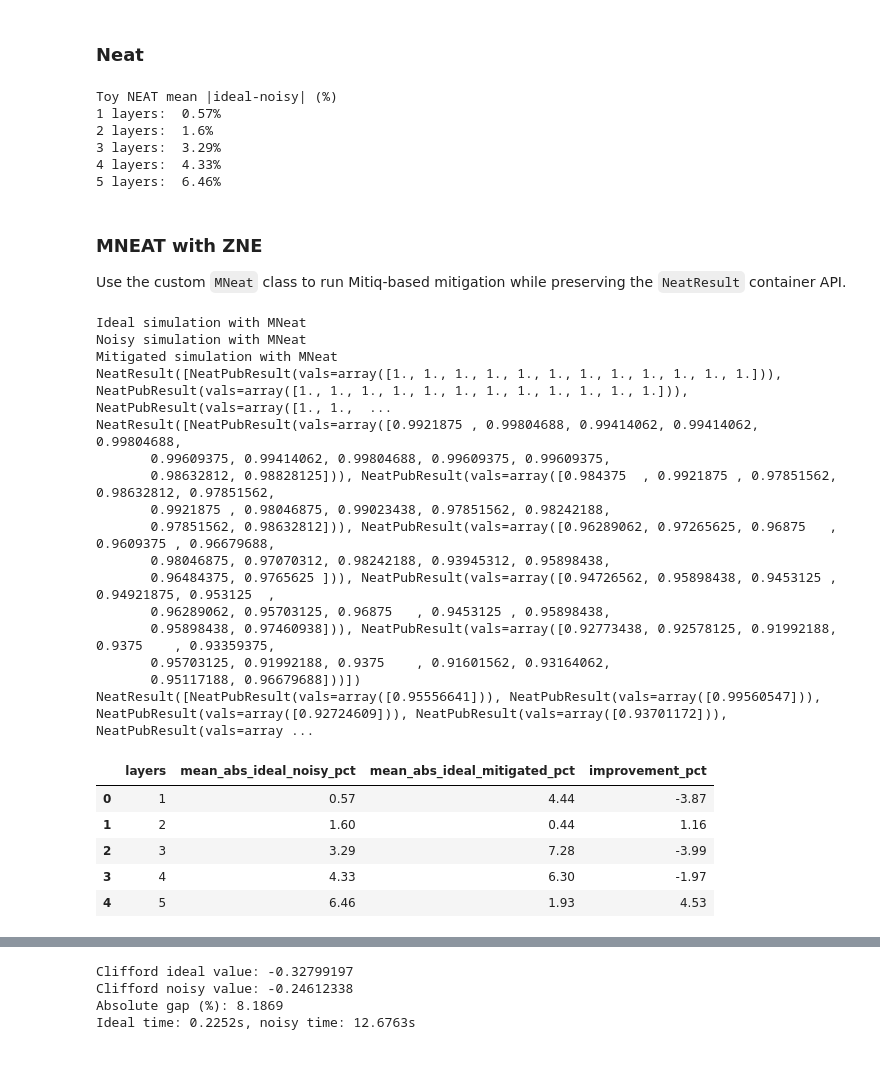
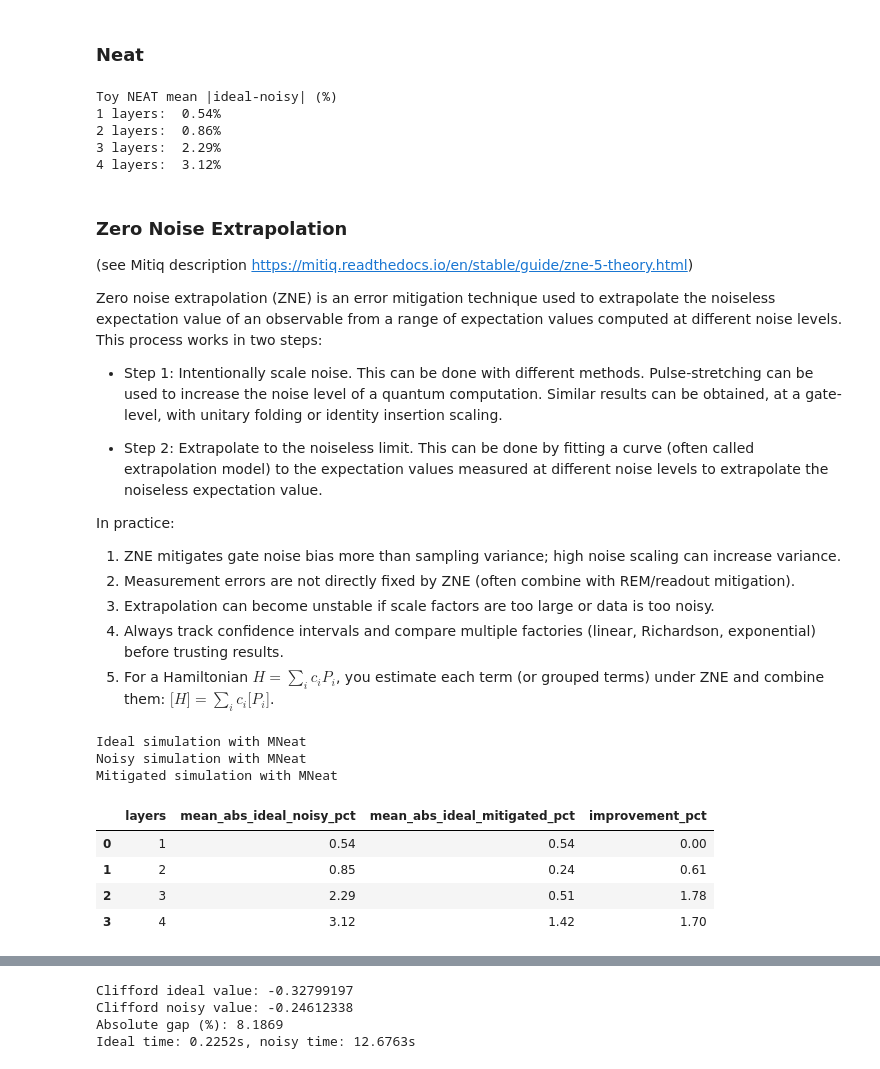
Before and after one commit to GibboSan/easy-q, a Jupyter notebook: quantum_optimization/playground.ipynb, the cells around one changed output, grey strips where cells are left out. Saved outputs shown, nothing was run; the diff lists cells and outputs as text; code cells hidden in the pictures.

Commit message:
add nested mitigated techniques in mneat
Co-authored-by: Copilot <copilot@github.com>

```diff
--- a/quantum_optimization/playground.ipynb
+++ b/quantum_optimization/playground.ipynb
@@ -217,8 +217,8 @@ toy_qc.draw('mpl')
 # %% [output]
 [figure]
 # %%
-toy_n_qubits = 12
-toy_layers = 5
+toy_n_qubits = 8
+toy_layers = 4
 toy_pm = generate_preset_pass_manager(optimization_level=0, backend=backend)
 toy_obs = ['I' * i + 'Z' + 'I' * (toy_n_qubits - i - 1) for i in range(toy_n_qubits)]
 
@@ -259,21 +259,34 @@ for idx, (toy_neat_ideal_res, toy_neat_noisy_res) in enumerate(
     )
 # %% [output]
 Toy NEAT mean |ideal-noisy| (%)
-1 layers:  0.57%
-2 layers:  1.6%
-3 layers:  3.29%
-4 layers:  4.33%
-5 layers:  6.46%
+1 layers:  0.54%
+2 layers:  0.86%
+3 layers:  2.29%
+4 layers:  3.12%
 # %% [markdown]
-### MNEAT with ZNE
-Use the custom `MNeat` class to run Mitiq-based mitigation while preserving the `NeatResult` container API.
+### Zero Noise Extrapolation
+
+(see Mitiq description https://mitiq.readthedocs.io/en/stable/guide/zne-5-theory.html)
+
+Zero noise extrapolation (ZNE) is an error mitigation technique used to extrapolate the noiseless expectation value of an observable from a range of expectation values computed at different noise levels. This process works in two steps:
+
+- Step 1: Intentionally scale noise. This can be done with different methods. Pulse-stretching can be used to increase the noise level of a quantum computation. Similar results can be obtained, at a gate-level, with unitary folding or identity insertion scaling.
+
+- Step 2: Extrapolate to the noiseless limit. This can be done by fitting a curve (often called extrapolation model) to the expectation values measured at different noise levels to extrapolate the noiseless expectation value.
+
+In practice:
+1. ZNE mitigates gate noise bias more than sampling variance; high noise scaling can increase variance.
+2. Measurement errors are not directly fixed by ZNE (often combine with REM/readout mitigation).
+3. Extrapolation can become unstable if scale factors are too large or data is too noisy.
+4. Always track confidence intervals and compare multiple factories (linear, Richardson, exponential) before trusting results.
+5. For a Hamiltonian $H = \sum_i c_i P_i$, you estimate each term (or grouped terms) under ZNE and combine them: $\lbrack H \rbrack = \sum_i c_i \lbrack P_i\rbrack$.
 # %%
 import importlib
 import pipeline.mneat as mneat_module
 
 importlib.reload(mneat_module)
 mneat = mneat_module.MNeat(backend=backend)
-toy_clifford_pubs = neat.to_clifford(toy_pubs)
+toy_clifford_pubs = mneat.to_clifford(toy_pubs)
 # %%
 # Toy mitigated simulation with MNeat
 # (default: execution_mode='estimator')
@@ -286,54 +299,37 @@ print('Noisy simulation with MNeat')
 toy_mneat_noisy = mneat.noisy_sim(toy_clifford_pubs, cliffordize=False, seed_simulator=seed)
 
 print('Mitigated simulation with MNeat')
-toy_mneat_mitigated = mneat.zne_mit_noisy_sim(
+toy_mneat_mitigated = mneat.mitigated_sim(
     toy_clifford_pubs,
+    technique='zne',
     cliffordize=False,
     seed_simulator=seed,
-    execution_mode='sampler'
+    execution_mode='estimator'
 )
-
-print(toy_mneat_ideal)
-print(toy_mneat_noisy)
-print(toy_mneat_mitigated)
 
 toy_mneat_mitigated_df = pd.DataFrame(
     [
         {
             'layers': idx,
             'mean_abs_ideal_noisy_pct': round(float(np.mean(np.abs(ideal_res.vals - noisy_res.vals)) * 100.0), 2),
             'mean_abs_ideal_mitigated_pct': round(float(np.mean(np.abs(ideal_res.vals - mit_res.vals)) * 100.0), 2),
         }
         for idx, (ideal_res, noisy_res, mit_res) in enumerate(
             zip(toy_mneat_ideal, toy_mneat_noisy, toy_mneat_mitigated), start=1
         )
     ]
 )
 toy_mneat_mitigated_df['improvement_pct'] = (
     toy_mneat_mitigated_df['mean_abs_ideal_noisy_pct']
     - toy_mneat_mitigated_df['mean_abs_ideal_mitigated_pct']
 )
 display(toy_mneat_mitigated_df)
 # %% [output]
 Ideal simulation with MNeat
 Noisy simulation with MNeat
 Mitigated simulation with MNeat
-NeatResult([NeatPubResult(vals=array([1., 1., 1., 1., 1., 1., 1., 1., 1., 1., 1., 1.])), NeatPubResult(vals=array([1., 1., 1., 1., 1., 1., 1., 1., 1., 1., 1., 1.])), NeatPubResult(vals=array([1., 1.,  ...
-NeatResult([NeatPubResult(vals=array([0.9921875 , 0.99804688, 0.99414062, 0.99414062, 0.99804688,
-       0.99609375, 0.99414062, 0.99804688, 0.99609375, 0.99609375,
-       0.98632812, 0.98828125])), NeatPubResult(vals=array([0.984375  , 0.9921875 , 0.97851562, 0.98632812, 0.97851562,
-       0.9921875 , 0.98046875, 0.99023438, 0.97851562, 0.98242188,
-       0.97851562, 0.98632812])), NeatPubResult(vals=array([0.96289062, 0.97265625, 0.96875   , 0.9609375 , 0.96679688,
-       0.98046875, 0.97070312, 0.98242188, 0.93945312, 0.95898438,
-       0.96484375, 0.9765625 ])), NeatPubResult(vals=array([0.94726562, 0.95898438, 0.9453125 , 0.94921875, 0.953125  ,
-       0.96289062, 0.95703125, 0.96875   , 0.9453125 , 0.95898438,
-       0.95898438, 0.97460938])), NeatPubResult(vals=array([0.92773438, 0.92578125, 0.91992188, 0.9375    , 0.93359375,
-       0.95703125, 0.91992188, 0.9375    , 0.91601562, 0.93164062,
-       0.95117188, 0.96679688]))])
-NeatResult([NeatPubResult(vals=array([0.95556641])), NeatPubResult(vals=array([0.99560547])), NeatPubResult(vals=array([0.92724609])), NeatPubResult(vals=array([0.93701172])), NeatPubResult(vals=array ...
 |  | layers | mean_abs_ideal_noisy_pct | mean_abs_ideal_mitigated_pct | improvement_pct |
-| 0 | 1 | 0.57 | 4.44 | -3.87 |
-| 1 | 2 | 1.60 | 0.44 | 1.16 |
-| 2 | 3 | 3.29 | 7.28 | -3.99 |
-| 3 | 4 | 4.33 | 6.30 | -1.97 |
-| 4 | 5 | 6.46 | 1.93 | 4.53 |
+| 0 | 1 | 0.54 | 0.54 | 0.00 |
+| 1 | 2 | 0.85 | 0.24 | 0.61 |
+| 2 | 3 | 2.29 | 0.51 | 1.78 |
+| 3 | 4 | 3.12 | 1.42 | 1.70 |
```
Also changed, not shown: parts of 17 cells of this notebook, 1 other file.
